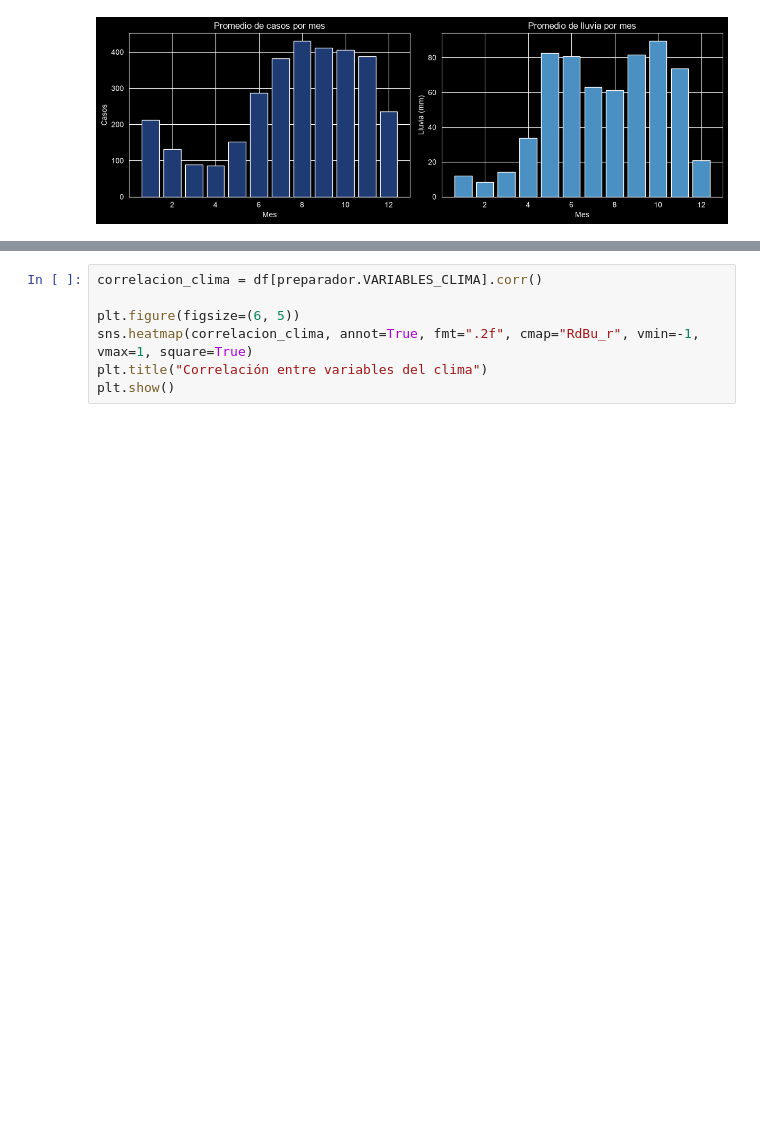
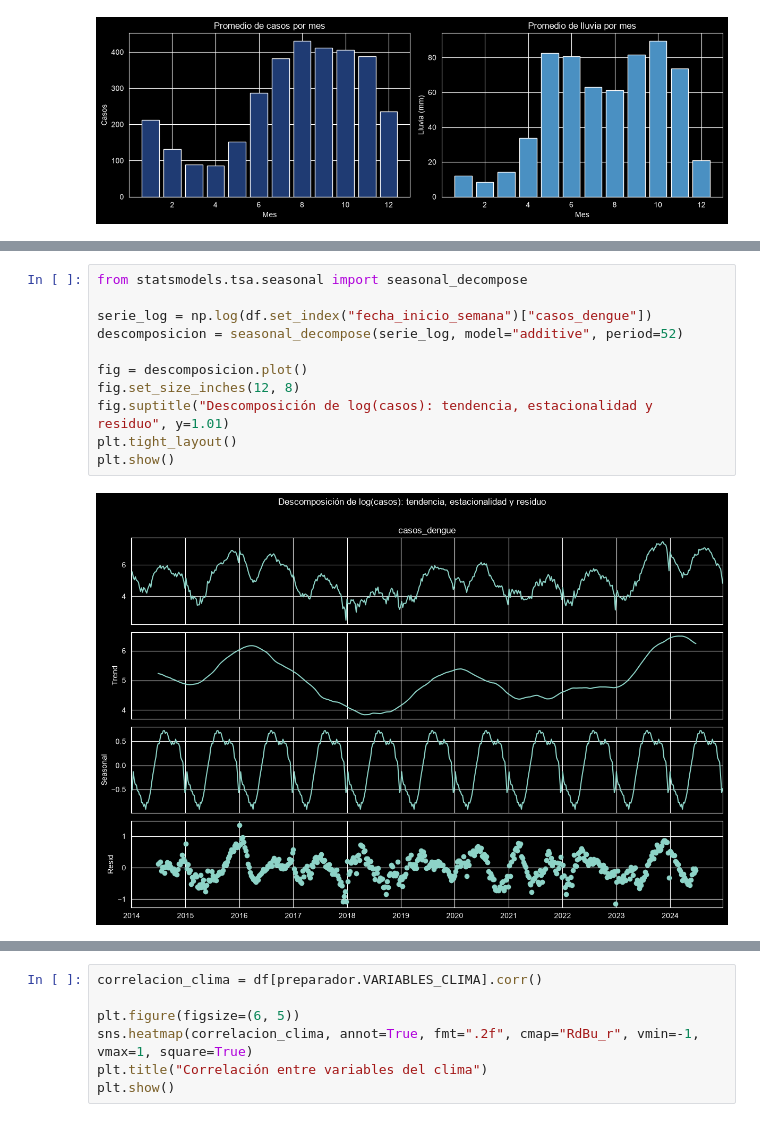
Before and after one commit to DiegoMonteroCRC/VectorIA, a Jupyter notebook: notebooks/01_EDA.ipynb, the cells around one changed output, grey strips where cells are left out. Drawn from its saved outputs; the diff is of its cells as text; blank space fills up the shorter version.

Commit message:
EDA: agregar descomposición de la serie y statsmodels

```diff
--- a/notebooks/01_EDA.ipynb
+++ b/notebooks/01_EDA.ipynb
@@ -303,0 +313,13 @@ plt.show()
+# %%
+from statsmodels.tsa.seasonal import seasonal_decompose
+
+serie_log = np.log(df.set_index("fecha_inicio_semana")["casos_dengue"])
+descomposicion = seasonal_decompose(serie_log, model="additive", period=52)
+
+fig = descomposicion.plot()
+fig.set_size_inches(12, 8)
+fig.suptitle("Descomposición de log(casos): tendencia, estacionalidad y residuo", y=1.01)
+plt.tight_layout()
+plt.show()
+# %% [output]
+[figure, added]
```
Also changed, not shown: parts of 17 cells of this notebook, 1 other file.
